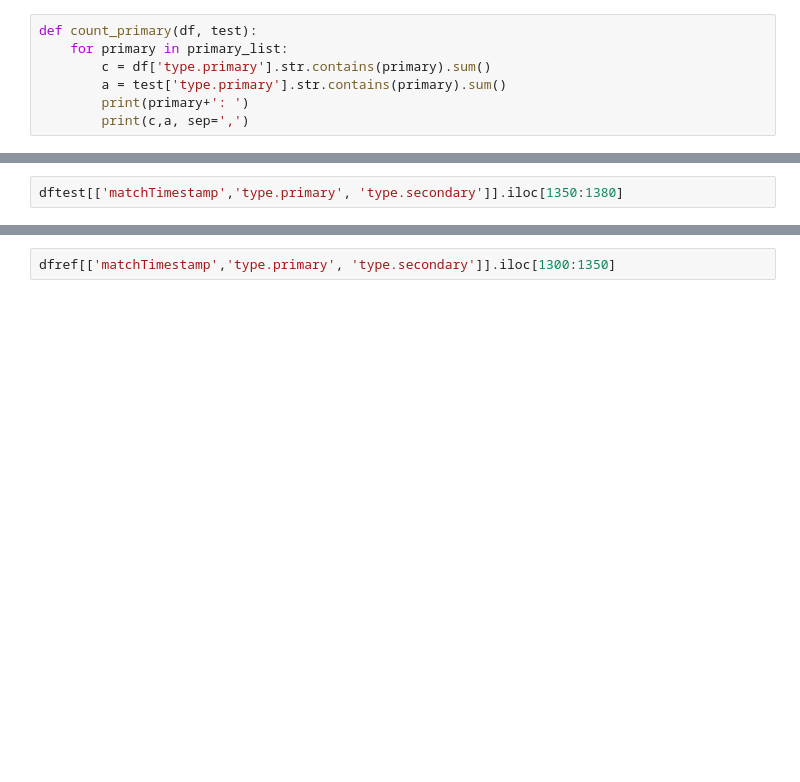
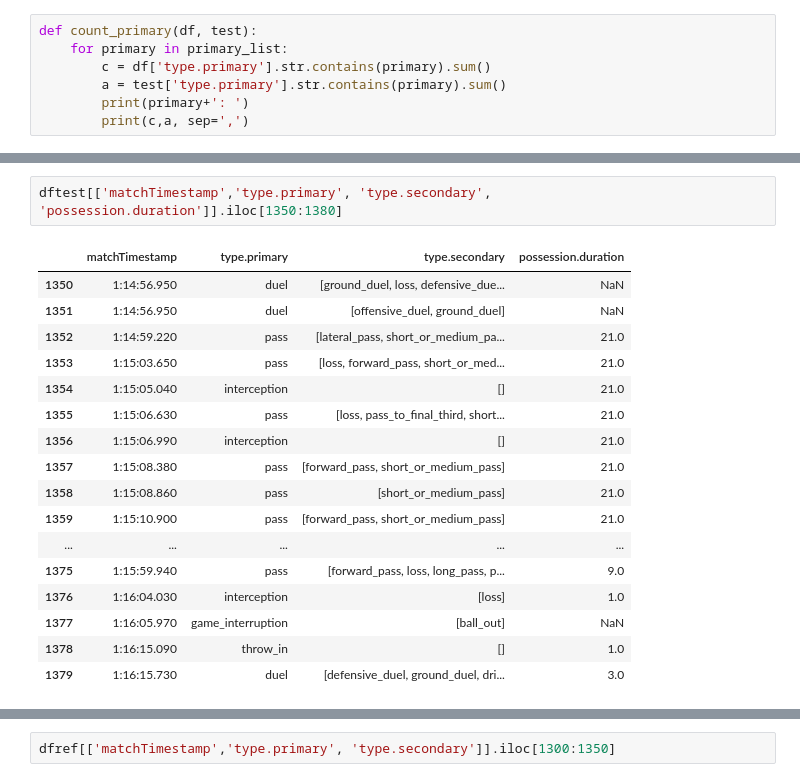
Before and after one commit to Rui1818/Instat_to_wyscout_data_transform, a Jupyter notebook: comparison.ipynb, the cells around one changed output, grey strips where cells are left out. Drawn from its saved outputs; the diff is of its cells as text; blank space fills up the shorter version.

```diff
--- a/comparison.ipynb
+++ b/comparison.ipynb
@@ -129,5 +178,23 @@ dfref[['matchTimestamp','type.primary', 'type.secondary', 'player.name']].iloc[8
 # %%
-dftest[['matchTimestamp','type.primary', 'type.secondary']].iloc[1350:1380]
+dftest[['matchTimestamp','type.primary', 'type.secondary', 'possession.duration']].iloc[1350:1380]
+# %% [output]
+|  | matchTimestamp | type.primary | type.secondary | possession.duration |
+| 1350 | 1:14:56.950 | duel | [ground_duel, loss, defensive_due... | NaN |
+| 1351 | 1:14:56.950 | duel | [offensive_duel, ground_duel] | NaN |
+| 1352 | 1:14:59.220 | pass | [lateral_pass, short_or_medium_pa... | 21.0 |
+| 1353 | 1:15:03.650 | pass | [loss, forward_pass, short_or_med... | 21.0 |
+| 1354 | 1:15:05.040 | interception | [] | 21.0 |
+| 1355 | 1:15:06.630 | pass | [loss, pass_to_final_third, short... | 21.0 |
+| 1356 | 1:15:06.990 | interception | [] | 21.0 |
+| 1357 | 1:15:08.380 | pass | [forward_pass, short_or_medium_pass] | 21.0 |
+| 1358 | 1:15:08.860 | pass | [short_or_medium_pass] | 21.0 |
+| 1359 | 1:15:10.900 | pass | [forward_pass, short_or_medium_pass] | 21.0 |
+| ... | ... | ... | ... | ... |
+| 1375 | 1:15:59.940 | pass | [forward_pass, loss, long_pass, p... | 9.0 |
+| 1376 | 1:16:04.030 | interception | [loss] | 1.0 |
+| 1377 | 1:16:05.970 | game_interruption | [ball_out] | NaN |
+| 1378 | 1:16:15.090 | throw_in | [] | 1.0 |
+| 1379 | 1:16:15.730 | duel | [defensive_duel, ground_duel, dri... | 3.0 |
 # %%
 filtered_df = dftest[dftest['type.secondary'].apply(lambda x: 'yellow_card' in x)]
 filtered_df
```
Also changed, not shown: parts of 8 cells of this notebook, 9 other files.
